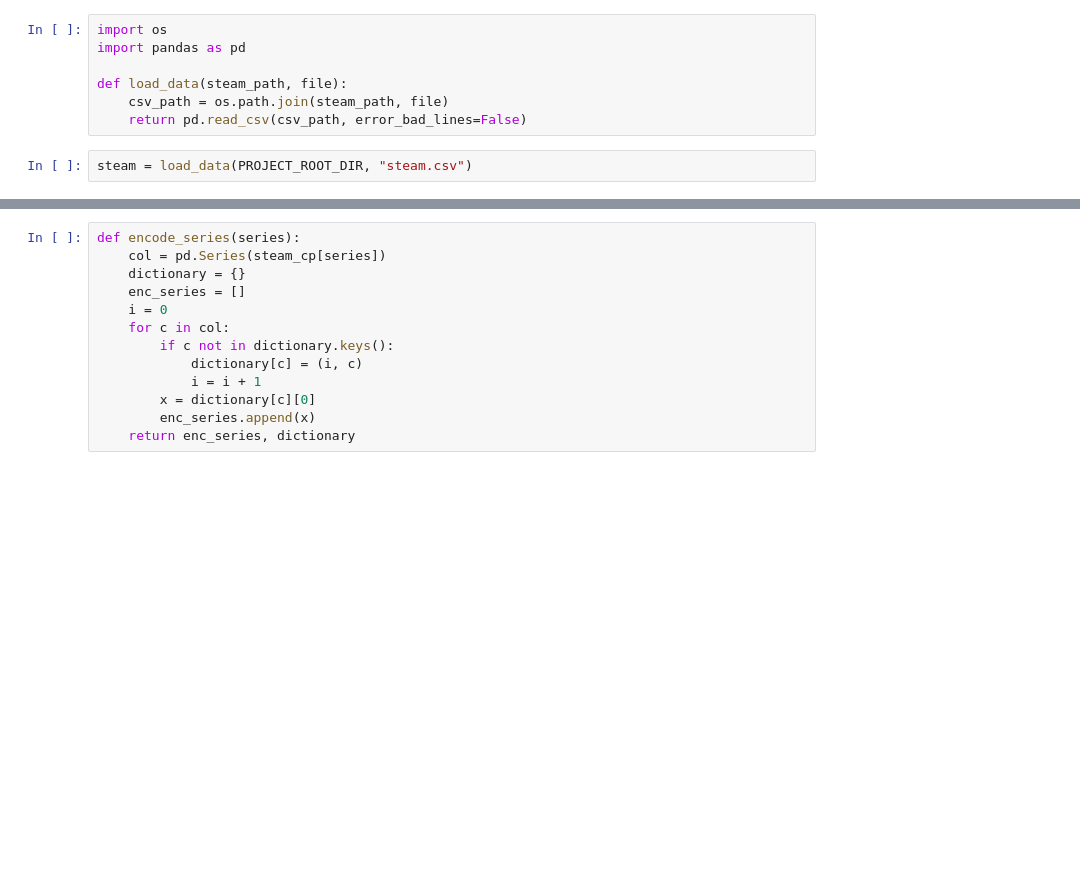
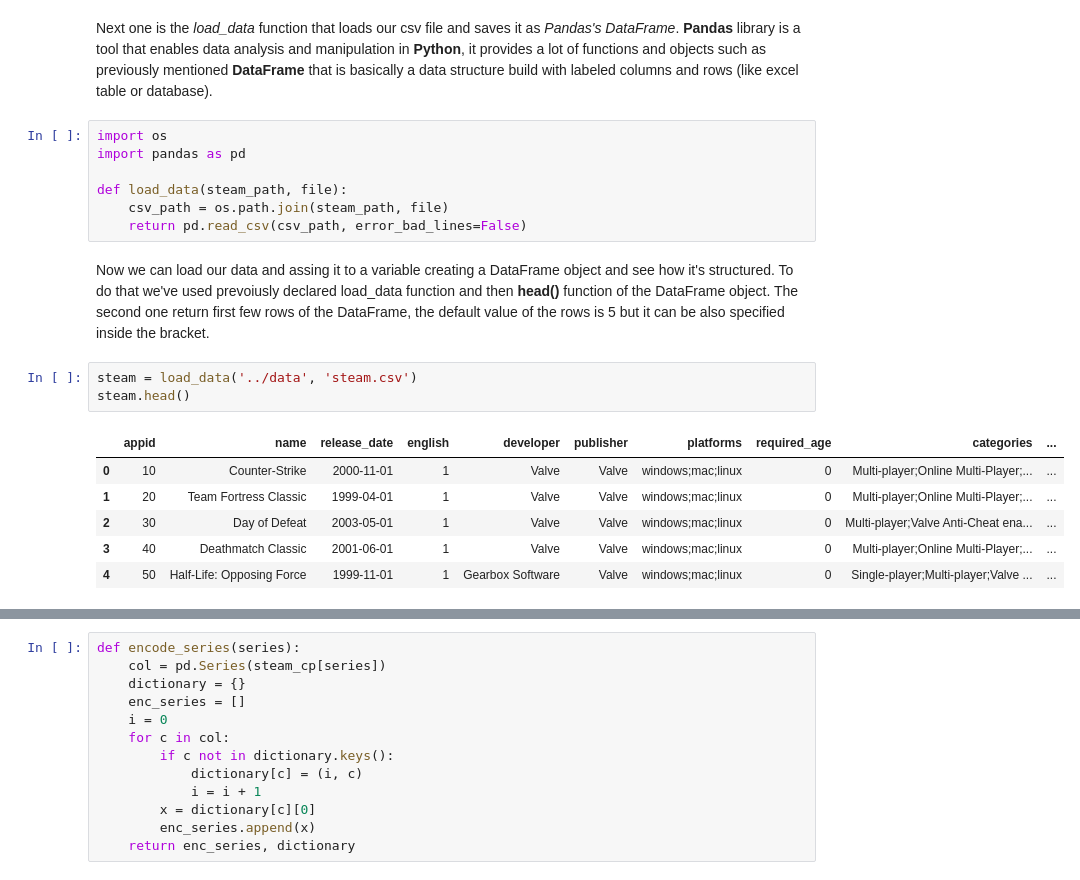
Before and after one commit to KrystianWojakiewicz/SteamGamesPredictor, a Jupyter notebook: src/data_shuffle/jupyter/steam_predictor.ipynb, the cells around one changed output, grey strips where cells are left out. Drawn from its saved outputs; the diff is of its cells as text; blank space fills up the shorter version.

```diff
--- a/src/data_shuffle/jupyter/steam_predictor.ipynb
+++ b/src/data_shuffle/jupyter/steam_predictor.ipynb
@@ -27,3 +37,5 @@ def save_fig(fig_id, tight_layout=True, fig_extension="png", resolution=300):
+# %% [markdown]
+Next one is the _load_data_ function that loads our csv file and saves it as _Pandas's DataFrame_. __Pandas__ library is a tool that enables data analysis and manipulation in __Python__, it provides a lot of functions and objects such as previously mentioned __DataFrame__ that is basically a data structure build with labeled columns and rows (like excel table or database).
 # %%
 import os
 import pandas as pd
@@ -31,5 +43,15 @@ import pandas as pd
 def load_data(steam_path, file):
     csv_path = os.path.join(steam_path, file)
     return pd.read_csv(csv_path, error_bad_lines=False)
+# %% [markdown]
+Now we can load our data and assing it to a variable creating a DataFrame object and see how it's structured. To do that we've used prevoiusly declared load_data function and then __head()__ function of the DataFrame object. The second one return first few rows of the DataFrame, the default value of the rows is 5 but it can be also specified inside the bracket.
 # %%
-steam = load_data(PROJECT_ROOT_DIR, "steam.csv")
+steam = load_data('../data', 'steam.csv')
+steam.head()
+# %% [output]
+|  | appid | name | release_date | english | developer | publisher | platforms | required_age | categories | ... |
+| 0 | 10 | Counter-Strike | 2000-11-01 | 1 | Valve | Valve | windows;mac;linux | 0 | Multi-player;Online Multi-Player;... | ... |
+| 1 | 20 | Team Fortress Classic | 1999-04-01 | 1 | Valve | Valve | windows;mac;linux | 0 | Multi-player;Online Multi-Player;... | ... |
+| 2 | 30 | Day of Defeat | 2003-05-01 | 1 | Valve | Valve | windows;mac;linux | 0 | Multi-player;Valve Anti-Cheat ena... | ... |
+| 3 | 40 | Deathmatch Classic | 2001-06-01 | 1 | Valve | Valve | windows;mac;linux | 0 | Multi-player;Online Multi-Player;... | ... |
+| 4 | 50 | Half-Life: Opposing Force | 1999-11-01 | 1 | Gearbox Software | Valve | windows;mac;linux | 0 | Single-player;Multi-player;Valve ... | ... |
```
Also changed, not shown: parts of 30 cells of this notebook.
